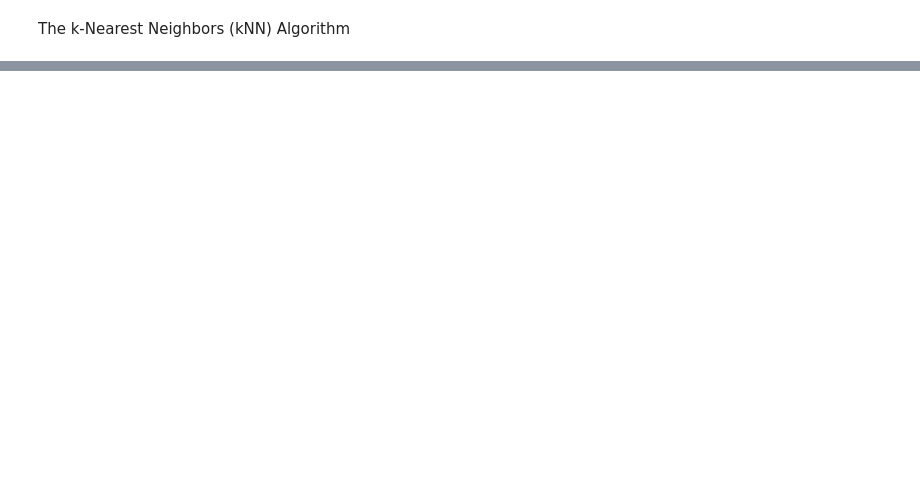
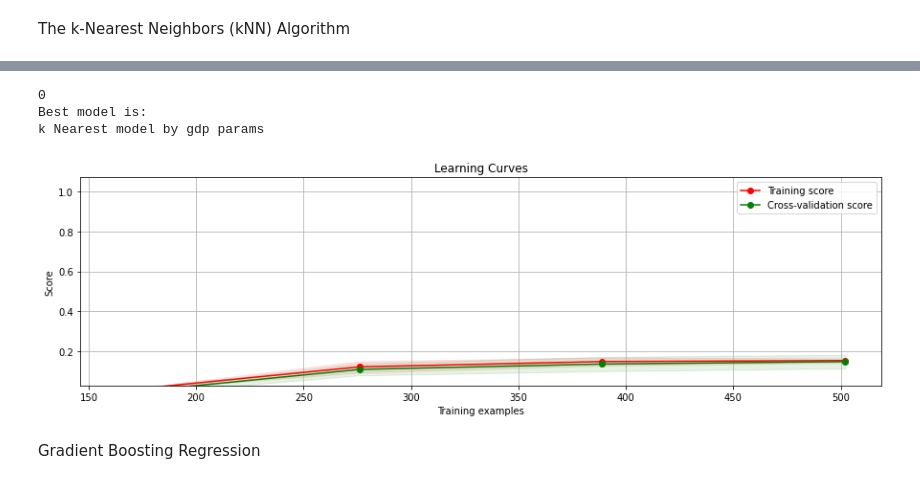
Before and after one commit to YarikHumanities/Canser-Analysis, a Jupyter notebook: methods.ipynb, the cells around one changed output, grey strips where cells are left out. Drawn from its saved outputs; the diff is of its cells as text; code cells hidden in the pictures; blank space fills up the shorter version.

```diff
--- a/methods.ipynb
+++ b/methods.ipynb
@@ -319,11 +288,17 @@ plt.show()
 # %%
 indexMinMSE_k_Nearest = np.sum((np.array(k_Nearest_prediction)- Y_test.to_numpy())**2,axis = 1).argmin()
 MinMSE_k_Nearest = np.sum((np.array(k_Nearest_prediction) - Y_test.to_numpy())**2, axis = 1)
-print(MinMSE_k_Nearest)
+#print(MinMSE_k_Nearest)
 print(indexMinMSE_k_Nearest)
 print("Best model is:")
 print(f"k Nearest model by {X_variant_tuples[indexMinMSE_k_Nearest]} params")
+# %% [output]
+0
+Best model is:
+k Nearest model by gdp params
 # %%
 cv = ShuffleSplit(n_splits=10, test_size=0.2, random_state=0)
-plot_learning_curve(k_Nearest_regression_model_list[4], "Learning Curves", X_train, Y_train, (0.03, 1.07), cv=cv, n_jobs=4)
+plot_learning_curve(k_Nearest_regression_model_list[0], "Learning Curves", X_train, Y_train, (0.03, 1.07), cv=cv, n_jobs=4)
 plt.show()
+# %% [output]
+[figure, added]
@@ -330,3 +307,5 @@ plt.show()
+# %% [markdown]
+Gradient Boosting Regression
 # %%
 from sklearn.ensemble import GradientBoostingRegressor
 
```
Also changed, not shown: parts of 22 cells of this notebook.
